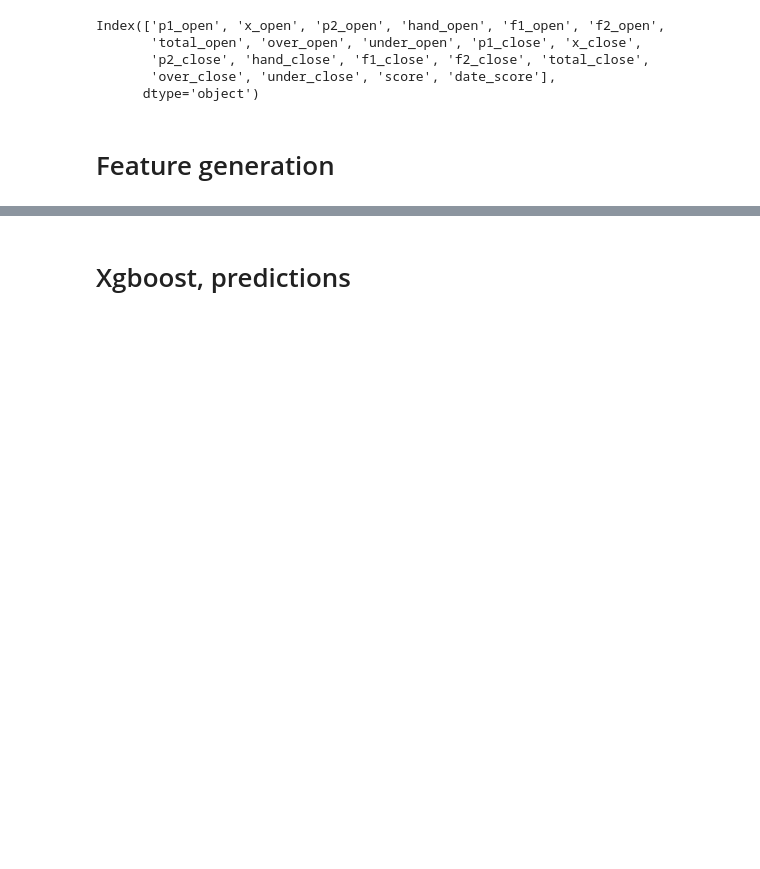
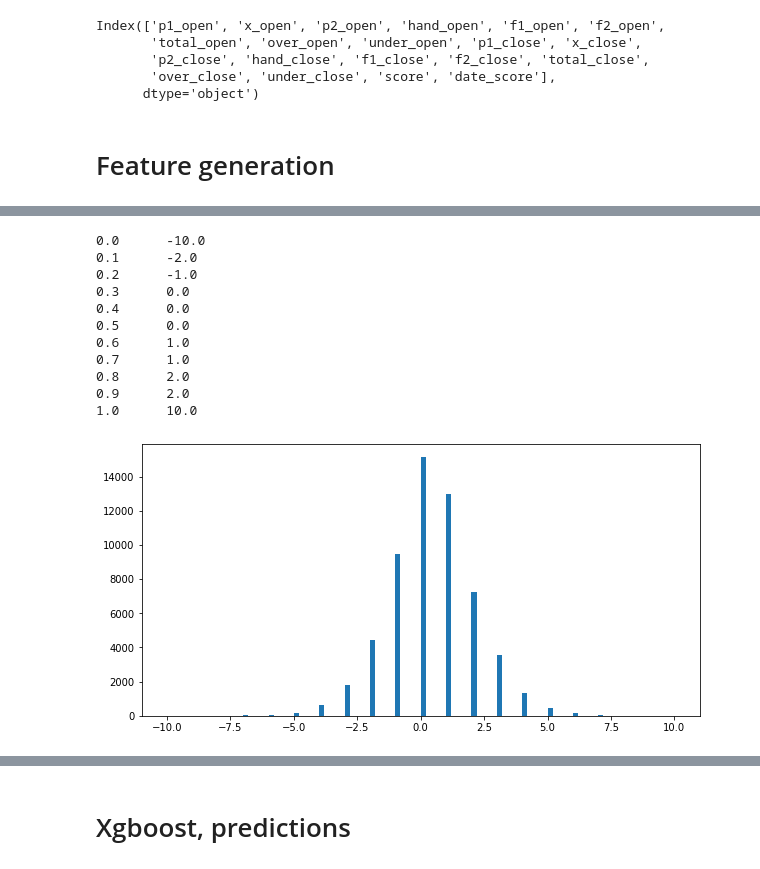
Before and after one commit to nestrading100kg/bets, a Jupyter notebook: notebooks/odds.ipynb, the cells around one changed output, grey strips where cells are left out. Drawn from its saved outputs; the diff is of its cells as text; code cells hidden in the pictures; blank space fills up the shorter version.

```diff
--- a/notebooks/odds.ipynb
+++ b/notebooks/odds.ipynb
@@ -316,0 +356,15 @@ y = X[tcols[0]]
+# %%
+hist(y_train.home_teamStats_goal - y_train.away_teamStats_goal)
+# %% [output]
+0.0      -10.0
+0.1      -2.0
+0.2      -1.0
+0.3      0.0
+0.4      0.0
+0.5      0.0
+0.6      1.0
+0.7      1.0
+0.8      2.0
+0.9      2.0
+1.0      10.0
+[figure, added]
```
Also changed, not shown: parts of 65 cells of this notebook, 1 other file.
